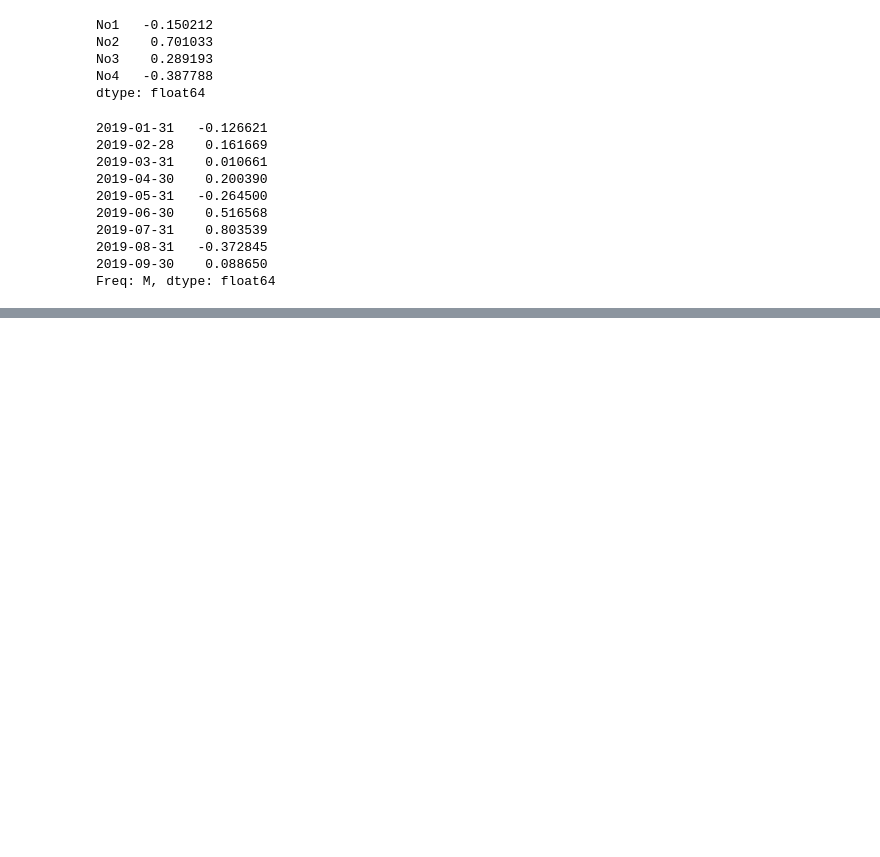
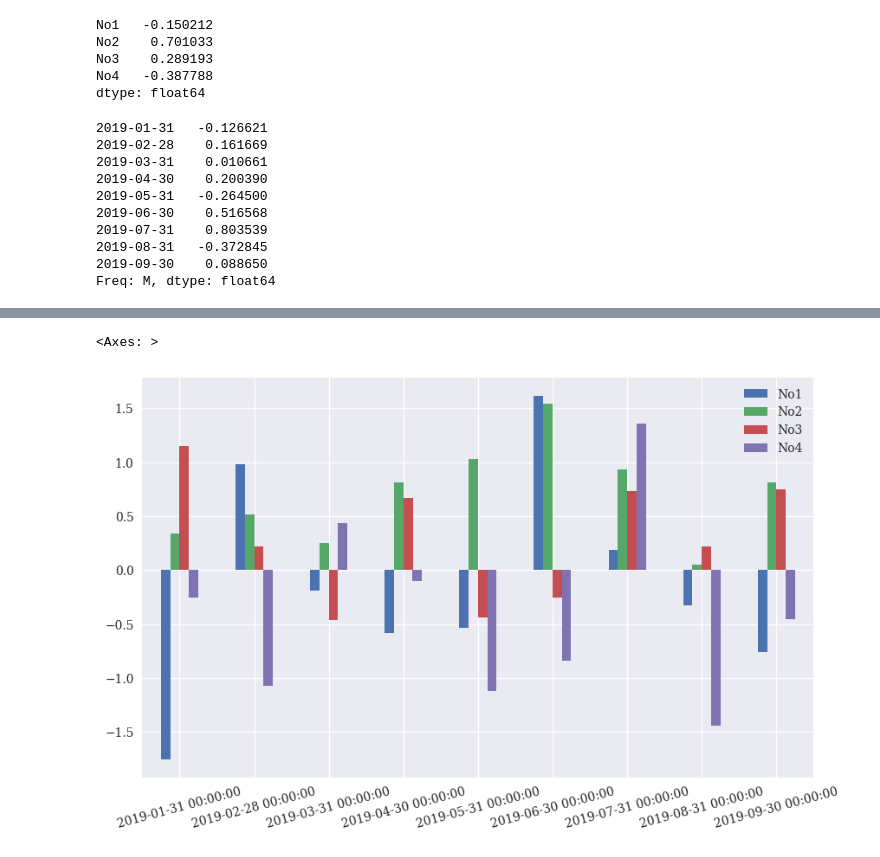
Before and after one commit to LINSANITY03/Finance_learning, a Jupyter notebook: pandas_eg/dataframe_class.ipynb, the cells around one changed output, grey strips where cells are left out. Drawn from its saved outputs; the diff is of its cells as text; code cells hidden in the pictures; blank space fills up the shorter version.

```diff
--- a/pandas_eg/dataframe_class.ipynb
+++ b/pandas_eg/dataframe_class.ipynb
@@ -243,0 +296,5 @@ Freq: M, dtype: float64
+# %%
+df.plot.bar(figsize=(10, 6), rot=15)
+# %% [output]
+<Axes: >
+[figure, added]
```
Also changed, not shown: parts of 8 cells of this notebook.
